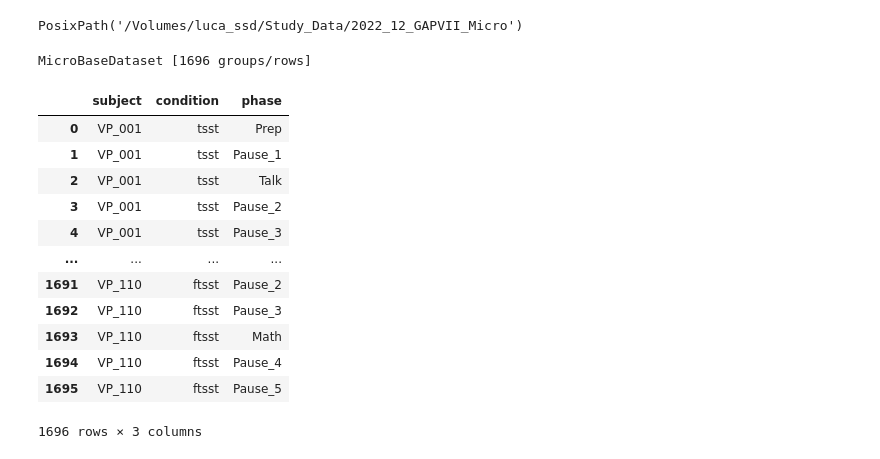
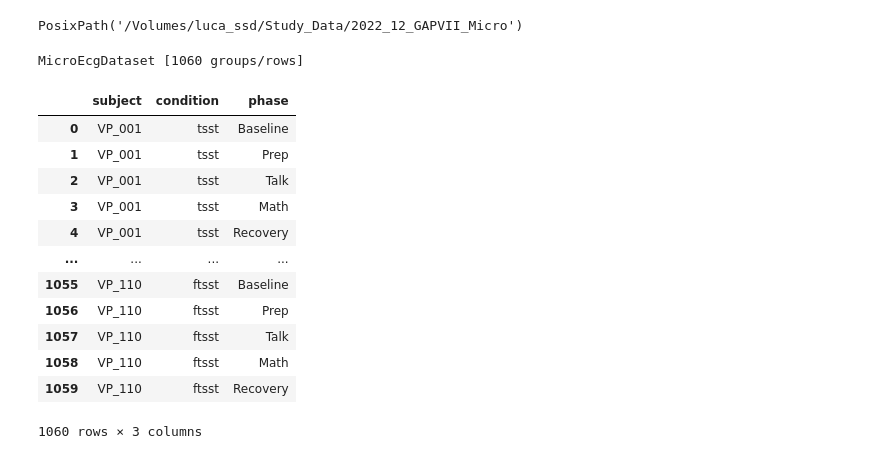
Before and after one commit to empkins/empkins-d03-preprocessing, a Jupyter notebook: experiments/2022_12_micro/nilspod/Extract_HRV_Phases.ipynb, the cells around one changed output. Saved outputs shown, nothing was run; the diff lists cells and outputs as text; code cells hidden in the pictures.

```diff
--- a/experiments/2022_12_micro/nilspod/Extract_HRV_Phases.ipynb
+++ b/experiments/2022_12_micro/nilspod/Extract_HRV_Phases.ipynb
@@ -43,20 +43,20 @@ base_path
 # %% [output]
 PosixPath('/Volumes/luca_ssd/Study_Data/2022_12_GAPVII_Micro')
 # %%
-dataset = MicroEcgDataset(base_path, phase_fine=False, exclude_missing_data=False, use_cache=False)
+dataset = MicroEcgDataset(base_path, phase_fine=False, exclude_missing_data=False, use_cache=True)
 dataset
 # %% [output]
-MicroBaseDataset [1696 groups/rows]
+MicroEcgDataset [1060 groups/rows]
 |  | subject | condition | phase |
-| 0 | VP_001 | tsst | Prep |
-| 1 | VP_001 | tsst | Pause_1 |
+| 0 | VP_001 | tsst | Baseline |
+| 1 | VP_001 | tsst | Prep |
 | 2 | VP_001 | tsst | Talk |
-| 3 | VP_001 | tsst | Pause_2 |
-| 4 | VP_001 | tsst | Pause_3 |
+| 3 | VP_001 | tsst | Math |
+| 4 | VP_001 | tsst | Recovery |
 | ... | ... | ... | ... |
-| 1691 | VP_110 | ftsst | Pause_2 |
-| 1692 | VP_110 | ftsst | Pause_3 |
-| 1693 | VP_110 | ftsst | Math |
-| 1694 | VP_110 | ftsst | Pause_4 |
-| 1695 | VP_110 | ftsst | Pause_5 |
+| 1055 | VP_110 | ftsst | Baseline |
+| 1056 | VP_110 | ftsst | Prep |
+| 1057 | VP_110 | ftsst | Talk |
+| 1058 | VP_110 | ftsst | Math |
+| 1059 | VP_110 | ftsst | Recovery |
-1696 rows × 3 columns
+1060 rows × 3 columns
```
Also changed, not shown: parts of 22 cells of this notebook, 2 other files.
